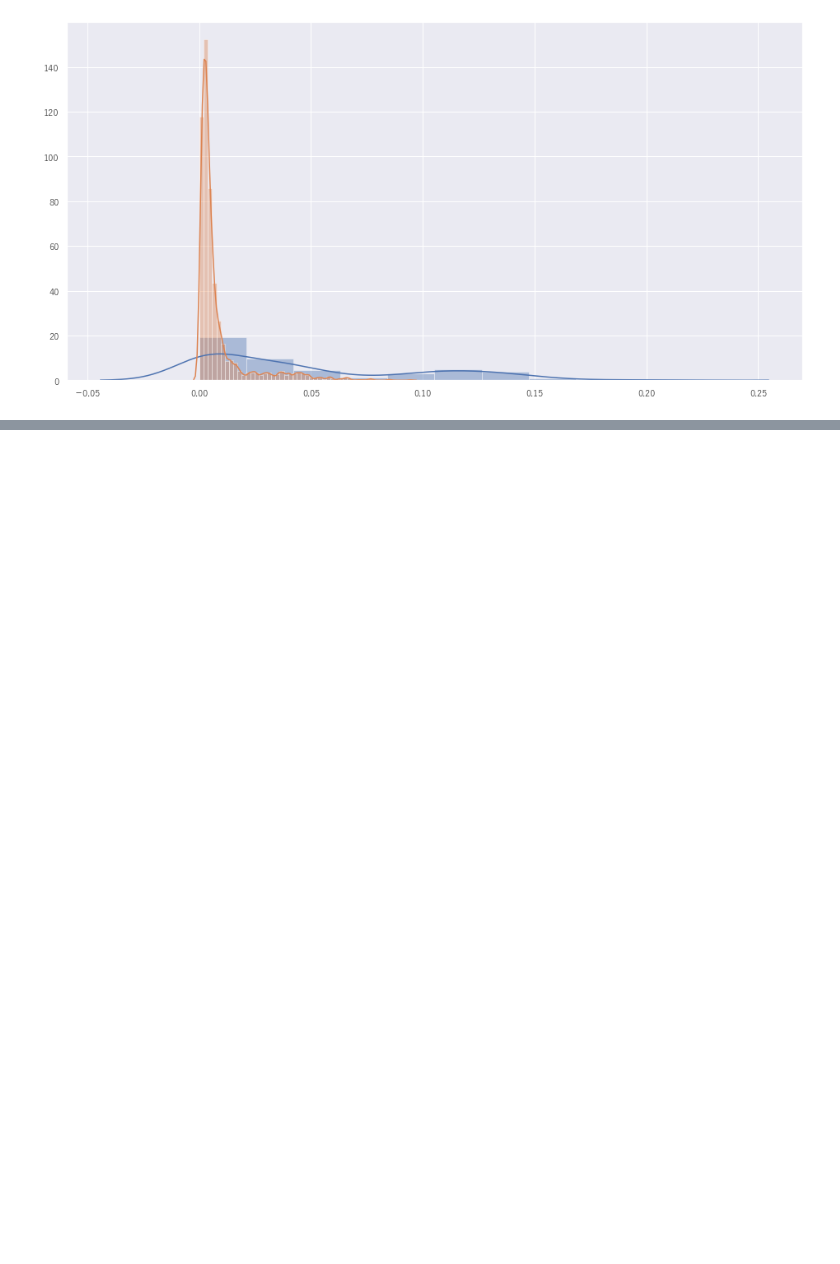
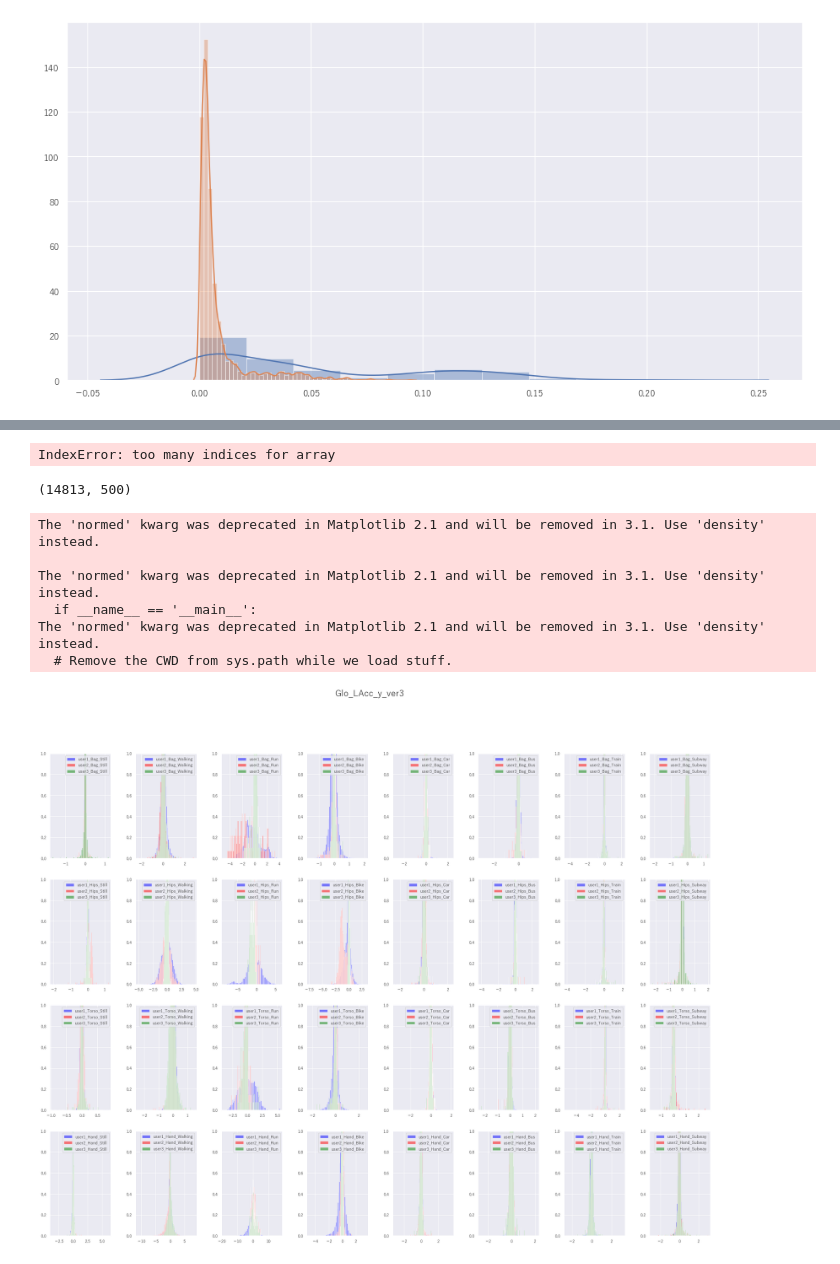
Before and after one commit to nekketsu2010/SHL2020, a Jupyter notebook: Notebook/Untitled3.ipynb, the cells around one changed output, grey strips where cells are left out. Saved outputs shown, nothing was run; the diff lists cells and outputs as text; code cells hidden in the pictures; blank space fills up the shorter version.

```diff
--- a/Notebook/Untitled3.ipynb
+++ b/Notebook/Untitled3.ipynb
@@ -74,0 +195,32 @@ sns.distplot(v_bike.reshape([-1, 1]), label='val_bike')
+# %%
+user2[i].mean(axis=1)[:, 0][user2_Label[:, 0, 0]==j+1]
+# %% [output]
+IndexError: too many indices for array
+# %%
+user2_Label.shape
+# %% [output]
+(14813, 500)
+# %%
+%%time
+fig = plt.figure(figsize=(32, 24))
+
+plt.subplots_adjust(wspace=0.4, hspace=0.2)
+plt.suptitle("Glo_LAcc_y_ver3", fontsize=24)
+for i in range(4):
+    for j in range(8):
+        plt.subplot(4, 8, i*8 + (j+1))
+        plt.hist(user1[i].mean(axis=1)[:, 1][train_Label[:, 0, 0]==j+1], normed=True, bins=100, label='user1_' + hold_positions[i] + "_" + moving_states[j], color='blue', alpha=0.5)
+        plt.hist(user2[i].mean(axis=1)[:, 1][user2_Label[:, 0, 0]==j+1], normed=True, bins=100, label='user2_' + hold_positions[i] + "_" + moving_states[j], color='red', alpha=0.5)
+        plt.hist(user3[i].mean(axis=1)[:, 1][user3_Label[:, 0, 0]==j+1], normed=True, bins=100, label='user3_' + hold_positions[i] + "_" + moving_states[j], color='green', alpha=0.5)
+        plt.ylim(0, 1)
+        plt.legend()
+plt.show()
+fig.savefig("Glo_LAcc_y_ver3")
+# %% [output]
+The 'normed' kwarg was deprecated in Matplotlib 2.1 and will be removed in 3.1. Use 'density' instead.
+
+The 'normed' kwarg was deprecated in Matplotlib 2.1 and will be removed in 3.1. Use 'density' instead.
+  if __name__ == '__main__':
+The 'normed' kwarg was deprecated in Matplotlib 2.1 and will be removed in 3.1. Use 'density' instead.
+  # Remove the CWD from sys.path while we load stuff.
+[figure, added]
```
Also changed, not shown: parts of 18 cells of this notebook, 10 other files.
